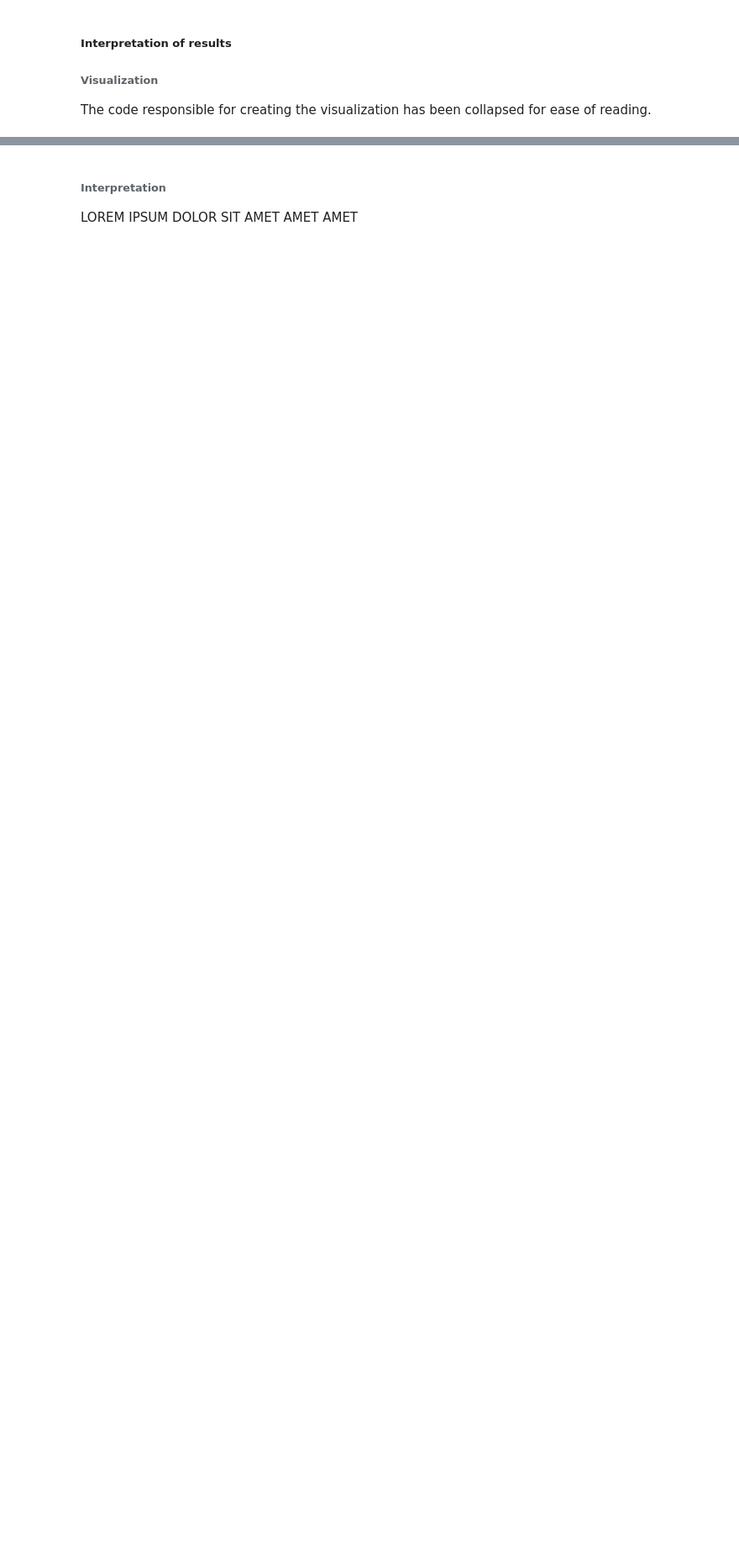
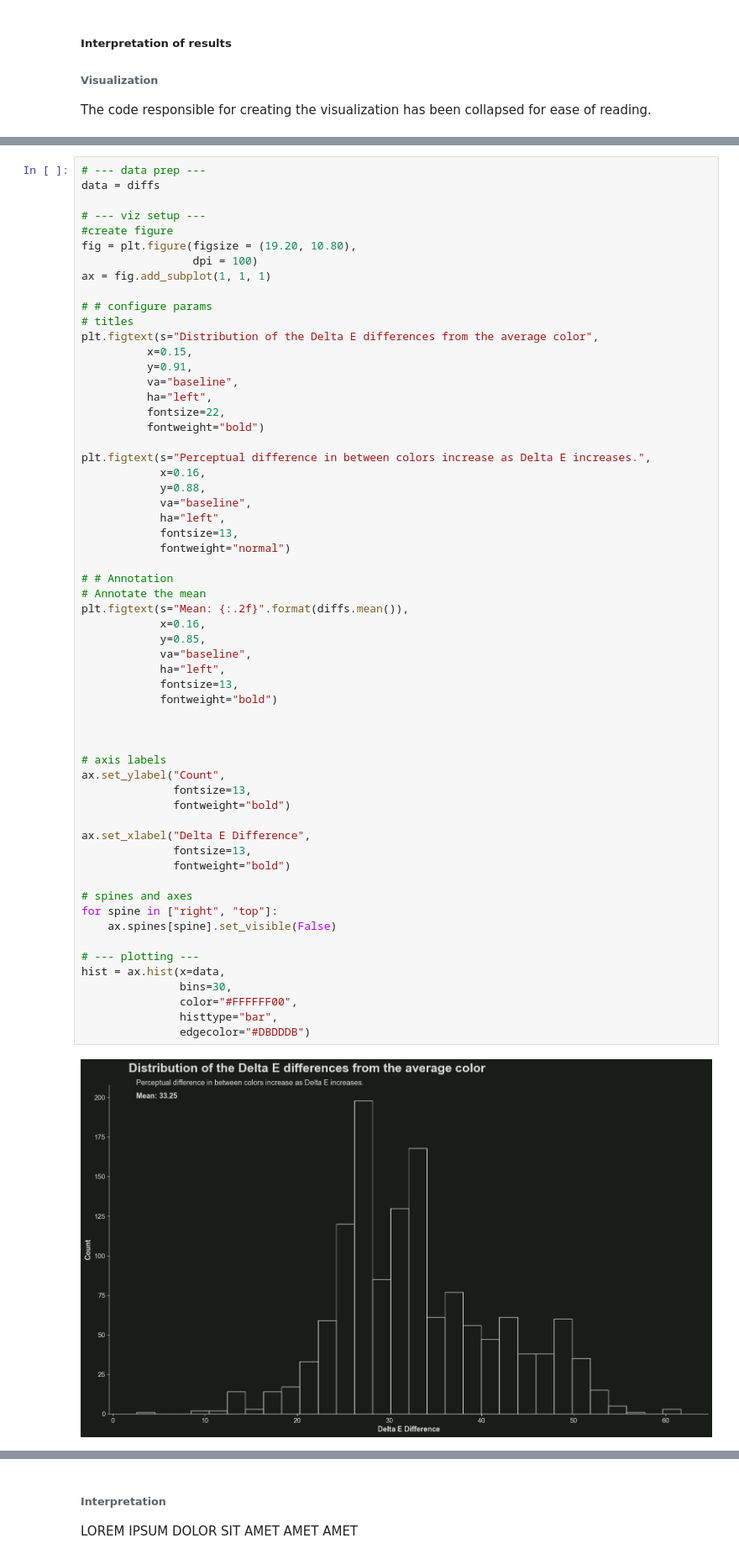
Before and after one commit to ejgenc/data-analysis_city-lines, a Jupyter notebook: notebooks/data-analysis.ipynb, the cells around one changed output, grey strips where cells are left out. Shown at 84% size. Cells and saved outputs as stored; diff of their text form; blank space fills up the shorter version.

```diff
--- a/notebooks/data-analysis.ipynb
+++ b/notebooks/data-analysis.ipynb
@@ -571,0 +574,61 @@ hist = ax.hist(x=datasets,
+# %%
+# --- data prep ---
+data = diffs
+
+# --- viz setup ---
+#create figure
+fig = plt.figure(figsize = (19.20, 10.80),
+                 dpi = 100)
+ax = fig.add_subplot(1, 1, 1)
+
+# # configure params
+# titles
+plt.figtext(s="Distribution of the Delta E differences from the average color",
+          x=0.15,
+          y=0.91,
+          va="baseline",
+          ha="left",
+          fontsize=22,
+          fontweight="bold")
+
+plt.figtext(s="Perceptual difference in between colors increase as Delta E increases.",
+            x=0.16,
+            y=0.88,
+            va="baseline",
+            ha="left",
+            fontsize=13,
+            fontweight="normal")
+
+# # Annotation
+# Annotate the mean
+plt.figtext(s="Mean: {:.2f}".format(diffs.mean()),
+            x=0.16,
+            y=0.85,
+            va="baseline",
+            ha="left",
+            fontsize=13,
+            fontweight="bold")
+
+
+
+# axis labels
+ax.set_ylabel("Count",
+              fontsize=13,
+              fontweight="bold")
+
+ax.set_xlabel("Delta E Difference",
+              fontsize=13,
+              fontweight="bold")
+
+# spines and axes
+for spine in ["right", "top"]:
+    ax.spines[spine].set_visible(False)
+
+# --- plotting ---
+hist = ax.hist(x=data,
+               bins=30,
+               color="#FFFFFF00",
+               histtype="bar",
+               edgecolor="#DBDDDB")
+# %% [output]
+[figure, added]
```
Also changed, not shown: parts of 7 cells of this notebook.
